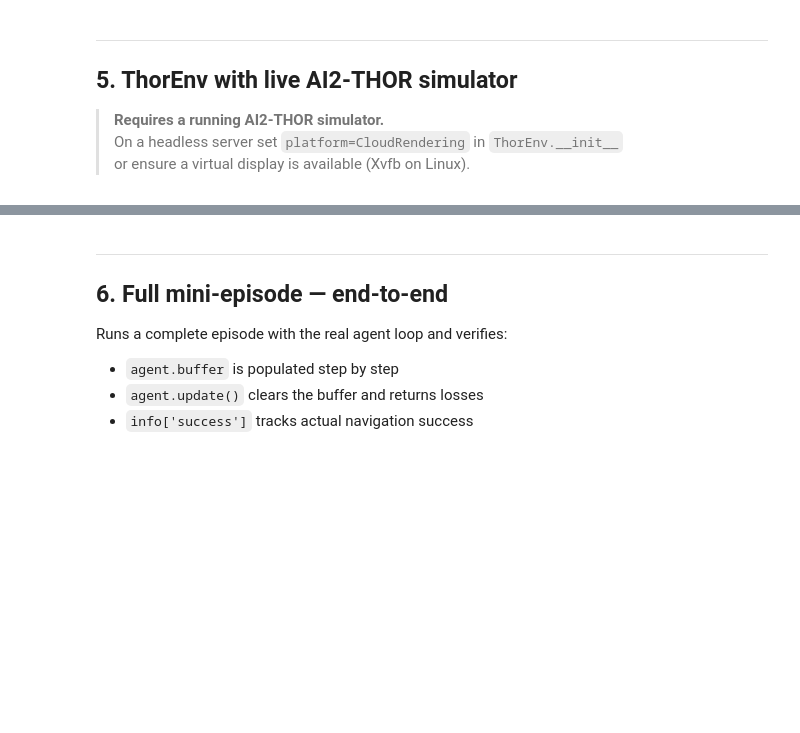
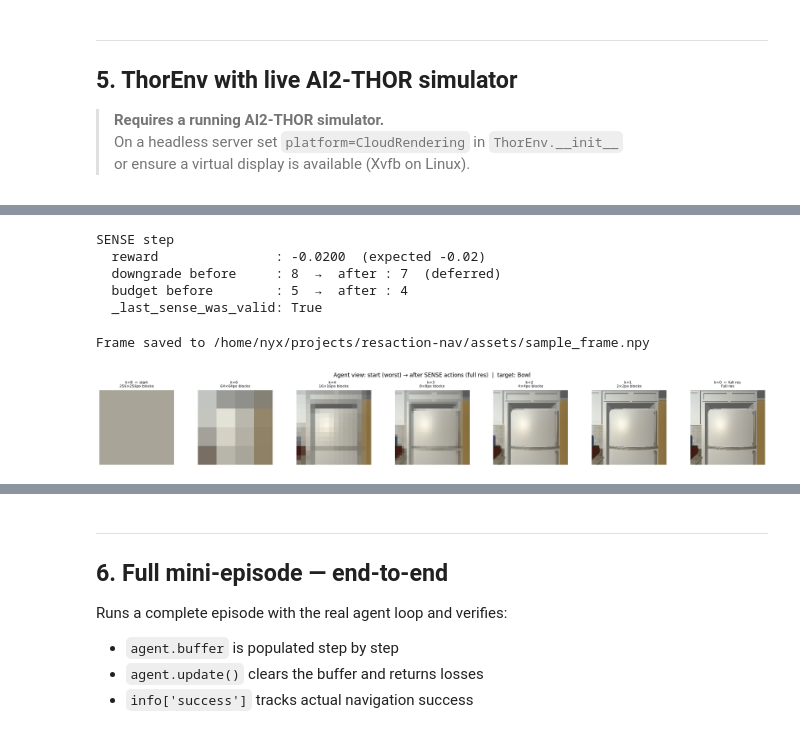
Before and after one commit to R0kasB/resaction-nav, a Jupyter notebook: notebooks/test_codebase.ipynb, the cells around one changed output, grey strips where cells are left out. Cells and saved outputs as stored; diff of their text form; code cells hidden in the pictures; blank space fills up the shorter version.

```diff
--- a/notebooks/test_codebase.ipynb
+++ b/notebooks/test_codebase.ipynb
@@ -237,25 +302,25 @@ from src.simulation.thor_env import ThorEnv, RewardConfig
 
 with patch('src.simulation.thor_env.Controller'):
     env = ThorEnv(
-        base_resolution=(64, 64),
+        base_resolution=(256, 256),
         max_steps=10,
         max_sensing_budget=5,
         seed=42,
         reward_cfg=RewardConfig(),
     )
 
-# Inject a mock frame + metadata
 mock_event = MagicMock()
-mock_event.frame = np.random.randint(0, 255, (64, 64, 3), dtype=np.uint8)
+mock_event.frame = np.random.randint(0, 255, (256, 256, 3), dtype=np.uint8)
 mock_event.metadata = {
     'agent': {'position': {'x': 0.0, 'y': 0.0, 'z': 0.0}},
     'objects': [],
     'lastActionSuccess': True,
 }
-env.current_event  = mock_event
+env.current_event   = mock_event
 env.target_obj_type = 'Chair'
 
-print(f'base_downgrade      : {env.base_downgrade}  (floor(log2(64)) = {math.floor(math.log2(64))})')
+assert env.base_downgrade == math.floor(math.log2(256)) == 8
+print(f'base_downgrade      : {env.base_downgrade}  (floor(log2(256)) = 8)')
 print(f'max_steps           : {env.max_steps}')
 print(f'max_sensing_budget  : {env.max_sensing_budget}')
 print(f'action_list         : {env.action_list}')
@@ -276,7 +422,7 @@ for k in range(0, env.base_downgrade + 1):
     env._current_downgrade = k
     obs = env._compute_obs()
 
-    assert obs.shape == (3, 64, 64), f'Unexpected shape {obs.shape}'
+    assert obs.shape == (3, 256, 256), f'Unexpected shape {obs.shape}'
     assert obs.min() >= 0.0 and obs.max() <= 1.0, 'Values must be in [0, 1]'
 
     unique = obs[0].unique().numel()
@@ -419,7 +609,7 @@ check_reward('MoveAhead', last_success=True,  valid_sense=True,  truncated=True,
 # %%
 try:
     live_env = ThorEnv(
-        base_resolution=(224, 224),
+        base_resolution=(256, 256),
         max_steps=20,
         max_sensing_budget=5,
         seed=42,
@@ -464,3 +672,39 @@ if THOR_AVAILABLE:
     print(f'  downgrade before     : {pre_dg}  →  after : {live_env._current_downgrade}  (deferred)')
     print(f'  budget before        : {pre_bg}  →  after : {live_env._remaining_sensing_budget}')
     print(f'  _last_sense_was_valid: {live_env._last_sense_was_valid}')
+# %% [output]
+SENSE step
+  reward               : -0.0200  (expected -0.02)
+  downgrade before     : 8  →  after : 7  (deferred)
+  budget before        : 5  →  after : 4
+  _last_sense_was_valid: True
+# %%
+if THOR_AVAILABLE:
+    import matplotlib.pyplot as plt
+    from src.utils.image_resolution import degrade_resolution
+
+    frame = np.ascontiguousarray(live_env.current_event.frame)
+
+    _frame_path = root / 'assets' / 'sample_frame.npy'
+    np.save(_frame_path, frame)
+    print(f'Frame saved to {_frame_path}')
+
+    img_sim = torch.from_numpy(frame).permute(2, 0, 1).float() / 255.0
+
+    # Descending: agent starts at worst (k=base_downgrade) and SENSE moves toward k=0 (full res)
+    levels = [live_env.base_downgrade, 6, 4, 3, 2, 1, 0]
+    fig, axes = plt.subplots(1, len(levels), figsize=(3 * len(levels), 3))
+    fig.suptitle(f'Agent view: start (worst) → after SENSE actions (full res)  |  target: {live_env.target_obj_type}', fontsize=12)
+
+    for ax, k in zip(axes, levels):
+        ax.imshow(degrade_resolution(img_sim, level=k).permute(1, 2, 0).numpy())
+        label = 'Full res' if k == 0 else f'{2**k}×{2**k}px blocks'
+        title = f'k={k}  {"← start" if k == live_env.base_downgrade else "← full res" if k == 0 else ""}\n{label}'
+        ax.set_title(title, fontsize=8)
+        ax.axis('off')
+
+    plt.tight_layout()
+    plt.show()
+# %% [output]
+Frame saved to /home/nyx/projects/resaction-nav/assets/sample_frame.npy
+[figure, added]
```
Also changed, not shown: parts of 40 cells of this notebook, 5 other files.
